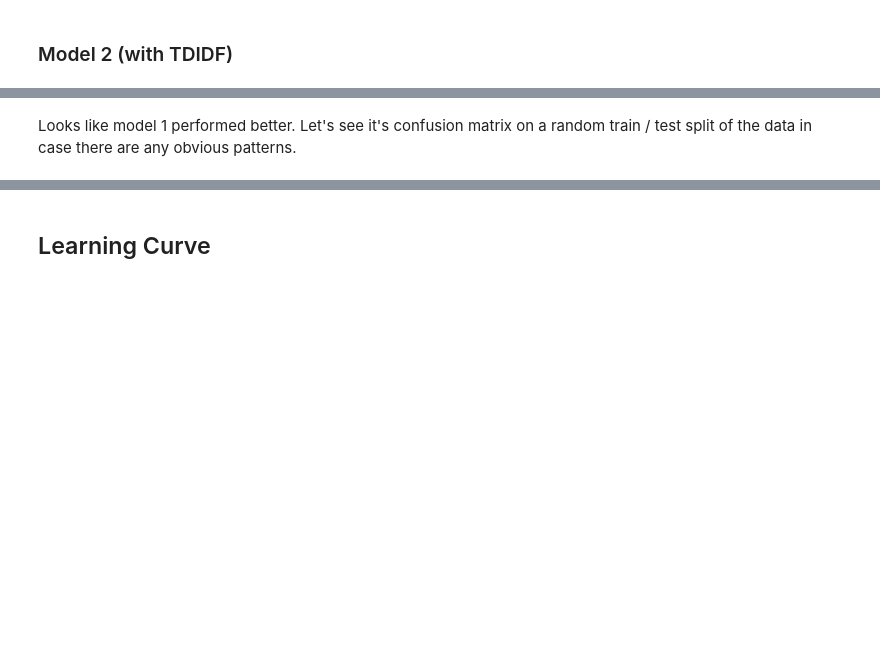
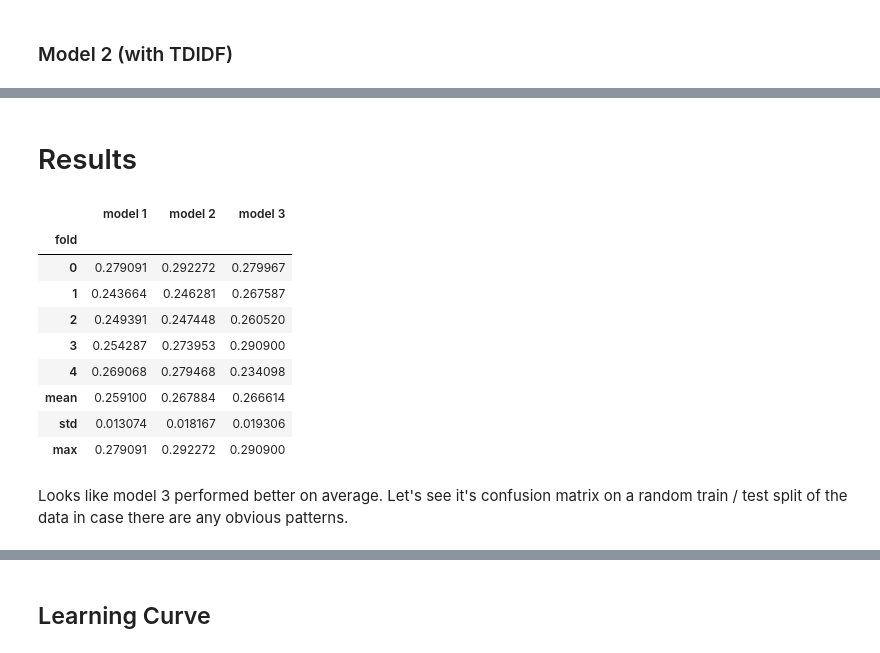
Before and after one commit to prestondunton/marvel-dialogue-nlp, a Jupyter notebook: Naive Bayes.ipynb, the cells around one changed output, grey strips where cells are left out. Cells and saved outputs as stored; diff of their text form; code cells hidden in the pictures; blank space fills up the shorter version.

```diff
--- a/Naive Bayes.ipynb
+++ b/Naive Bayes.ipynb
@@ -132,0 +142,4 @@ table
+# %%
+model2 = Pipeline([('vect', CountVectorizer(binary=False, ngram_range=(1,2), stop_words=None)),
+                  ('tfidf', TfidfTransformer(norm='l2', smooth_idf=True, sublinear_tf=True, use_idf=False)),
+                  ('clf', MultinomialNB(alpha=0.01, fit_prior=False))])
@@ -133,5 +222,33 @@ table
+# %%
+model4 =
+# %% [markdown]
+# Results
+# %%
+results1 = cross_val_score(model1, X, y, cv=cross_validator, scoring=score_method, n_jobs=-1)
+results2 = cross_val_score(model2, X, y, cv=cross_validator, scoring=score_method, n_jobs=-1)
+results3 = cross_val_score(model3, X, y, cv=cross_validator, scoring=score_method, n_jobs=-1)
+results4 = cross_val_score(model4, X, y, cv=cross_validator, scoring=score_method, n_jobs=-1)
+
+table = pd.DataFrame({"model 1": results1, "model 2": results2, "model 3": results3, "model 4": results4})
+table.index.name = "fold"
+table.loc["mean"] = table.mean()
+table.loc["std"] = table.std()
+table.loc["max"] = table.max()
+
+table
+# %% [output]
+|  | model 1 | model 2 | model 3 |
+| fold |  |  |  |
+| 0 | 0.279091 | 0.292272 | 0.279967 |
+| 1 | 0.243664 | 0.246281 | 0.267587 |
+| 2 | 0.249391 | 0.247448 | 0.260520 |
+| 3 | 0.254287 | 0.273953 | 0.290900 |
+| 4 | 0.269068 | 0.279468 | 0.234098 |
+| mean | 0.259100 | 0.267884 | 0.266614 |
+| std | 0.013074 | 0.018167 | 0.019306 |
+| max | 0.279091 | 0.292272 | 0.290900 |
 # %% [markdown]
-Looks like model 1 performed better.  Let's see it's confusion matrix on a random train / test split of the data in case there are any obvious patterns.
+Looks like model 3 performed better on average.  Let's see it's confusion matrix on a random train / test split of the data in case there are any obvious patterns.
 # %%
 from sklearn.model_selection import train_test_split
 
```
Also changed, not shown: parts of 13 cells of this notebook, 4 other files.
